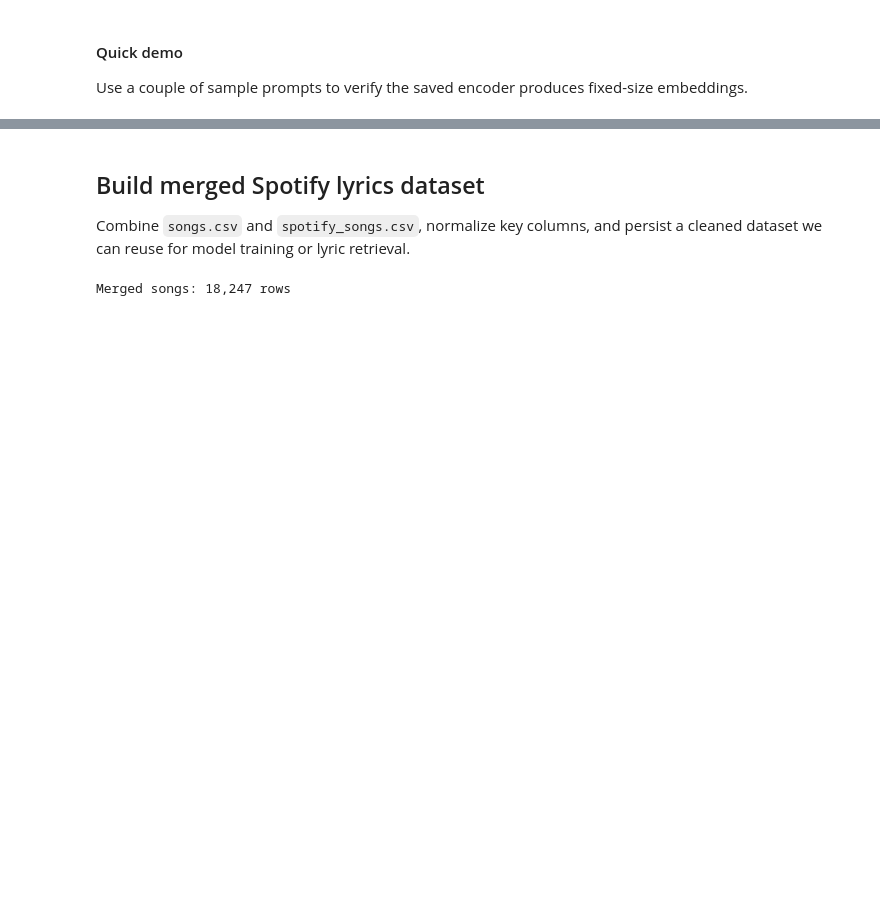
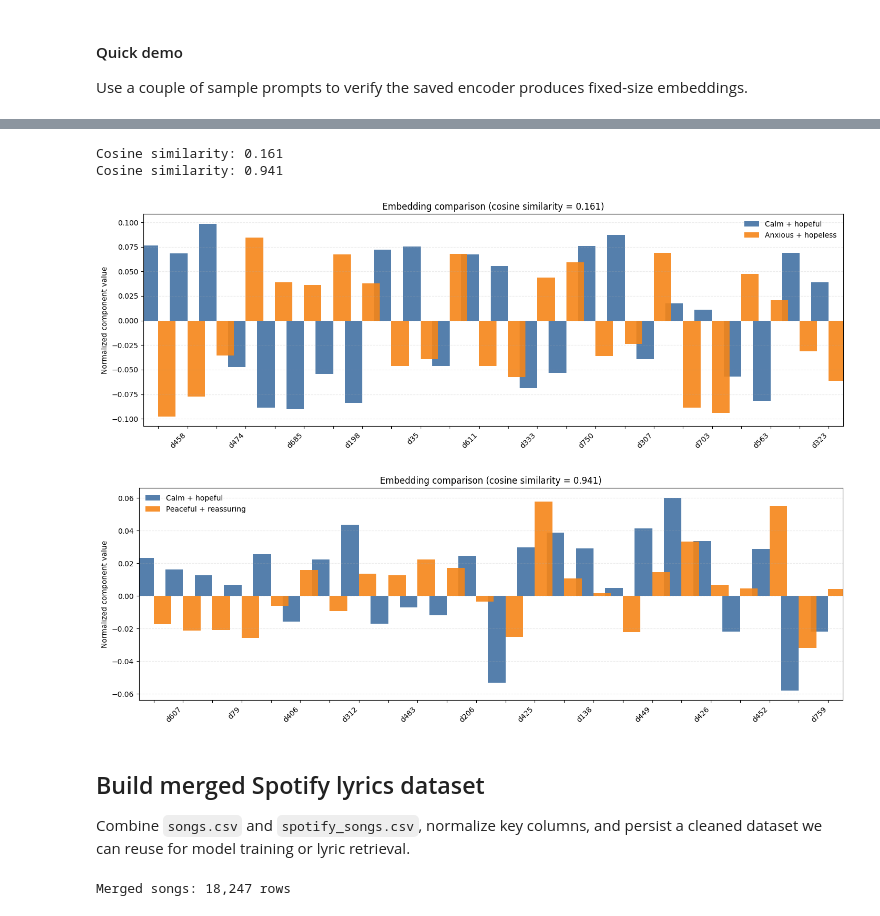
Before and after one commit to HimanshuSingh03/prompt2song, a Jupyter notebook: notebooks/01_text_emotion_encoder.ipynb, the cells around one changed output, grey strips where cells are left out. Cells and saved outputs as stored; diff of their text form; code cells hidden in the pictures; blank space fills up the shorter version.

```diff
--- a/notebooks/01_text_emotion_encoder.ipynb
+++ b/notebooks/01_text_emotion_encoder.ipynb
@@ -313,3 +388,82 @@ Sample embeddings: -0.54034615
+# %%
+if 'encoder' not in globals():
+    if not (ARTIFACT_ROOT / 'hf_model').exists():
+        raise FileNotFoundError('Fine-tuned encoder not found; train and save the model first.')
+    encoder = TextEmotionEncoder(ARTIFACT_ROOT / 'hf_model')
+
+
+# def plot_embedding_comparison(text_a: str, text_b: str, labels = ("Text A", "Text B"), top_dims: int = 24) -> float:
+#     '''Plot the largest-magnitude component differences between two normalized embeddings.'''
+#     vectors = encoder.encode([text_a, text_b])
+#     vectors = vectors / np.clip(np.linalg.norm(vectors, axis=1, keepdims=True), a_min=1e-12, a_max=None)
+#     diffs = np.abs(vectors[0] - vectors[1])
+#     top_dims = min(top_dims, diffs.size)
+#     top_idx = np.argsort(diffs)[::-1][:top_dims]
+#     dims = [f'd{idx}' for idx in top_idx]
+#     x = np.arange(top_dims)
+#     width = 0.42
+#     fig, ax = plt.subplots(figsize=(14, 5))
+#     ax.bar(x - width / 2, vectors[0, top_idx], width, label=labels[0])
+#     ax.bar(x + width / 2, vectors[1, top_idx], width, label=labels[1])
+#     ax.set_xticks(x)
+#     ax.set_xticklabels(dims, rotation=45, ha='right')
+#     ax.set_ylabel('Normalized component value')
+#     cosine_sim = float(np.dot(vectors[0], vectors[1]))
+#     ax.set_title(f"Embedding comparison (cosine similarity = {cosine_sim:.3f})")
+#     ax.legend()
+#     ax.grid(True, axis='y', linestyle='--', alpha=0.3)
+#     plt.tight_layout()
+#     return cosine_sim
+def plot_embedding_comparison(text_a: str, text_b: str, labels = ("Text A", "Text B"), top_dims: int = 24) -> float:
+    '''Plot the largest-magnitude component differences between two normalized embeddings.'''
+    vectors = encoder.encode([text_a, text_b])
+    vectors = vectors / np.clip(np.linalg.norm(vectors, axis=1, keepdims=True), a_min=1e-12, a_max=None)
+    diffs = np.abs(vectors[0] - vectors[1])
+    top_dims = min(top_dims, diffs.size)
+    top_idx = np.argsort(diffs)[::-1][:top_dims]
+    dims = [f'd{idx}' for idx in top_idx]
+
+    # spacing & layout tweaks to make axis easier to read
+    spacing = 1.6                       # increase spacing between bars
+    x = np.arange(top_dims) * spacing
+    width = 0.6 * spacing               # bar width scales with spacing
+    fig_w = max(14, top_dims * 0.6)     # expand figure width for many dims
+    fig, ax = plt.subplots(figsize=(fig_w, 5))
+
+    ax.bar(x - width / 2, vectors[0, top_idx], width, label=labels[0], color="#4C78A8", alpha=0.95)
+    ax.bar(x + width / 2, vectors[1, top_idx], width, label=labels[1], color="#F58518", alpha=0.9)
+
+    ax.set_xticks(x)
+    ax.set_xticklabels(dims, rotation=45, ha='right')
+    ax.set_xlim(x[0] - spacing * 0.5, x[-1] + spacing * 0.5)  # small margin at ends
+
+    # reduce label clutter for large top_dims by hiding every other tick label
+    if top_dims > 12:
+        for lbl in ax.xaxis.get_ticklabels()[::2]:
+            lbl.set_visible(False)
+
+    ax.set_ylabel('Normalized component value')
+    cosine_sim = float(np.dot(vectors[0], vectors[1]))
+    ax.set_title(f"Embedding comparison (cosine similarity = {cosine_sim:.3f})")
+    ax.legend(frameon=False)
+    ax.grid(True, axis='y', linestyle='--', alpha=0.25)
+    plt.tight_layout()
+    return cosine_sim
+
+sample_text_a = "I feel calm, supported, and ready to keep going."
+sample_text_b = "Everything feels chaotic and I'm running out of hope."
+comparison_cos = plot_embedding_comparison(sample_text_a, sample_text_b, labels=("Calm + hopeful", "Anxious + hopeless"))
+print(f"Cosine similarity: {comparison_cos:.3f}")
+
+sample_text_a = "I feel calm, supported, and ready to keep going."
+sample_text_b = "This is so peaceful and reassuring, I feel at ease."
+comparison_cos = plot_embedding_comparison(sample_text_a, sample_text_b, labels=("Calm + hopeful", "Peaceful + reassuring"))
+print(f"Cosine similarity: {comparison_cos:.3f}")
+# %% [output]
+Cosine similarity: 0.161
+Cosine similarity: 0.941
+[figure, added]
+[figure, added]
 # %% [markdown]
 ## Build merged Spotify lyrics dataset
 Combine `songs.csv` and `spotify_songs.csv`, normalize key columns, and persist a cleaned dataset we can reuse for model training or lyric retrieval.
```
Also changed, not shown: parts of 13 cells of this notebook.
